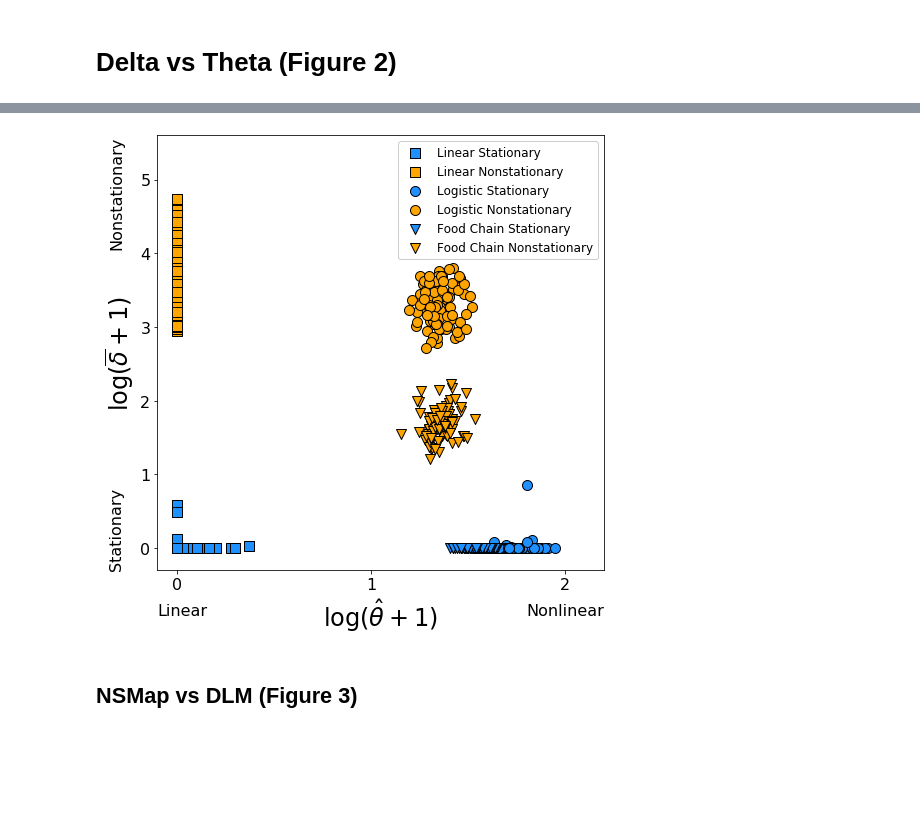
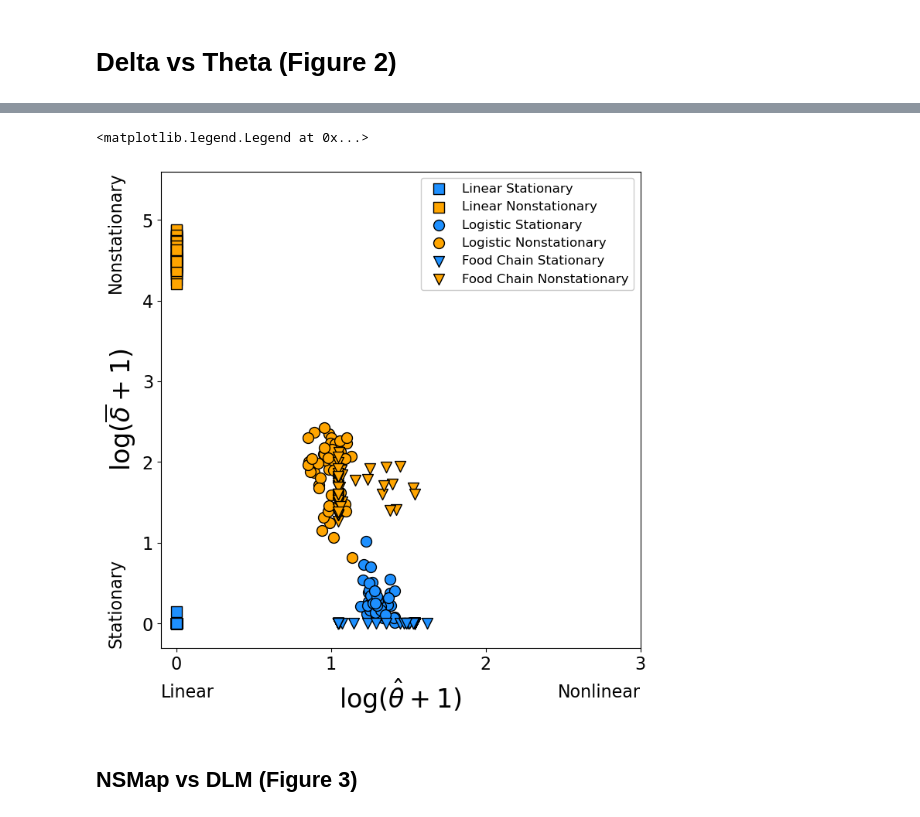
Before and after one commit to kenflat2/NS-Map, a Jupyter notebook: experiments/simulated_round_1/plot_round1_results.ipynb, the cells around one changed output, grey strips where cells are left out. Cells and saved outputs as stored; diff of their text form; code cells hidden in the pictures; blank space fills up the shorter version.

```diff
--- a/experiments/simulated_round_1/plot_round1_results.ipynb
+++ b/experiments/simulated_round_1/plot_round1_results.ipynb
@@ -211,43 +228,44 @@ dvt_ax.text(text_padding, 1, "Nonstationary", size=fontsize_text, rotation=90,
             transform=dvt_ax.transAxes)
 dvt_ax.text(text_padding, 0, "Stationary", size=fontsize_text, rotation=90,
            horizontalalignment="right",verticalalignment="bottom",
            transform=dvt_ax.transAxes)
 dvt_ax.text(0, text_padding, "Linear", size=fontsize_text,
            horizontalalignment="left",verticalalignment="top",
            transform=dvt_ax.transAxes)
 dvt_ax.text(1, text_padding, "Nonlinear", size=fontsize_text,
            horizontalalignment="right",verticalalignment="top",
            transform=dvt_ax.transAxes)
 
-dvt_ax.scatter(lin_stat[:,1], lin_stat[:,0],
+dvt_ax.scatter(np.log(lin_stat[:,-2]+1), np.log(lin_stat[:,-1]+1),
                c="dodgerblue",marker="s", s=size, edgecolors="black",
                label="Linear Stationary", alpha=alpha)
-dvt_ax.scatter(lin_nonstat[:,1], lin_nonstat[:,0],
+dvt_ax.scatter(np.log(lin_nonstat[:,-2]+1), np.log(lin_nonstat[:,-1]+1),
                c="orange",marker="s", s=size, edgecolors="black",
                label="Linear Nonstationary", alpha=alpha)
-dvt_ax.scatter(l_stat[:,1], l_stat[:,0],
+dvt_ax.scatter(np.log(l_stat[:,-2]+1), np.log(l_stat[:,-1]+1),
                c="dodgerblue", s=size, edgecolors="black",
                label="Logistic Stationary", alpha=alpha)
-dvt_ax.scatter(l_nonstat[:,1], l_nonstat[:,0],
+dvt_ax.scatter(np.log(l_nonstat[:,-2]+1), np.log(l_nonstat[:,-1]+1),
                c="orange", s=size, edgecolors="black",
                label="Logistic Nonstationary", alpha=alpha)
-dvt_ax.scatter(fc_stat[:,1], fc_stat[:,0],
+dvt_ax.scatter(np.log(fc_stat[:,-2]+1), np.log(fc_stat[:,-1]+1),
                c="dodgerblue",marker="v", s=size, edgecolors="black",
                label="Food Chain Stationary", alpha=alpha)
-dvt_ax.scatter(fc_nonstat[:,1], fc_nonstat[:,0],
+dvt_ax.scatter(np.log(fc_nonstat[:,-2]+1), np.log(fc_nonstat[:,-1]+1),
                c="orange",marker="v", s=size, edgecolors="black",
                label="Food Chain Nonstationary", alpha=alpha)
 
-dvt_ax.set_xlim([-0.1,2.2])
+dvt_ax.set_xlim([-0.1,3])
 dvt_ax.set_ylim([-0.3,5.6])
-dvt_ax.set_xticks([0,1,2])
+dvt_ax.set_xticks([0,1,2,3])
 
 plt.xticks(fontsize=fontsize_ticks, rotation=0)
 plt.yticks(fontsize=fontsize_ticks, rotation=0)
 plt.legend(prop={"size":fontsize_legend}, framealpha=1)
-plt.savefig(f"../figures_eps/round1_results/Figure_2.eps", format="eps", bbox_inches="tight", transparent=False)
+# plt.savefig(f"../figures_eps/round1_results/Figure_2.eps", format="eps", bbox_inches="tight", transparent=False)
 # %% [output]
+<matplotlib.legend.Legend at 0x...>
-[figure, old version]
+[figure, new version]
 # %% [markdown]
 ## NSMap vs DLM (Figure 3)
 # %%
```
Also changed, not shown: parts of 8 cells of this notebook, 39 other files.
